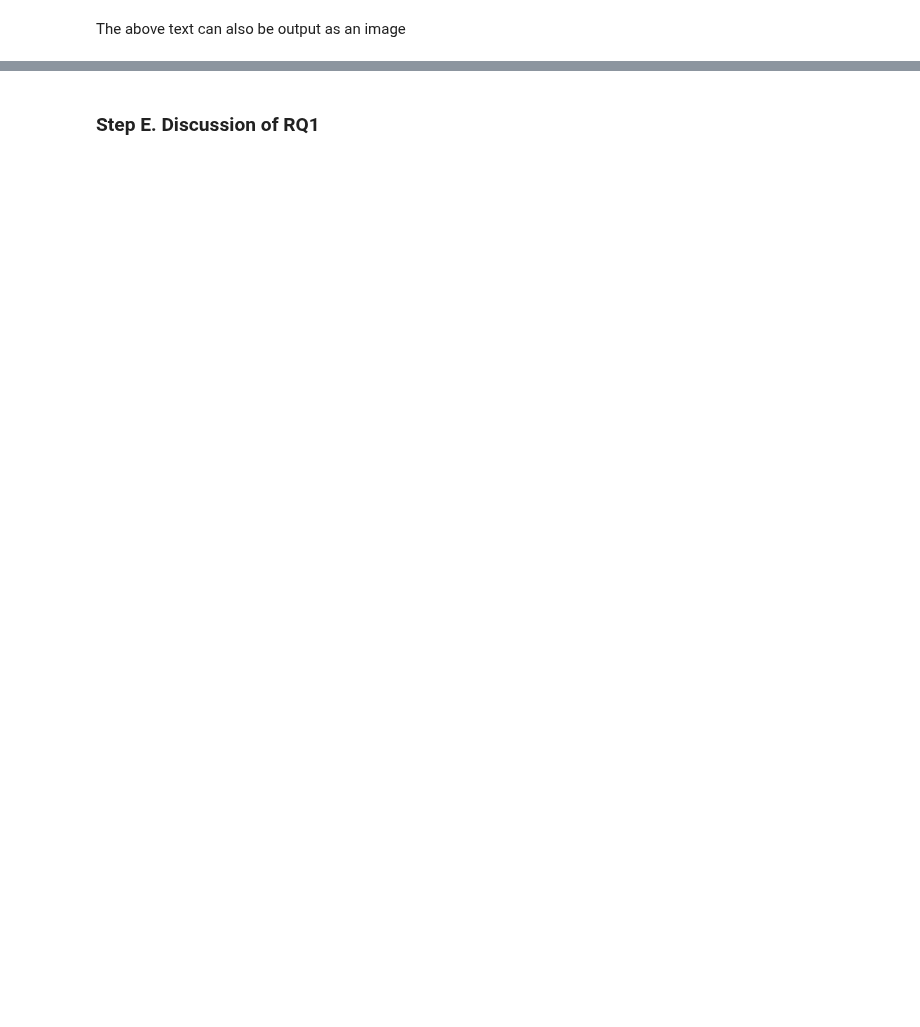
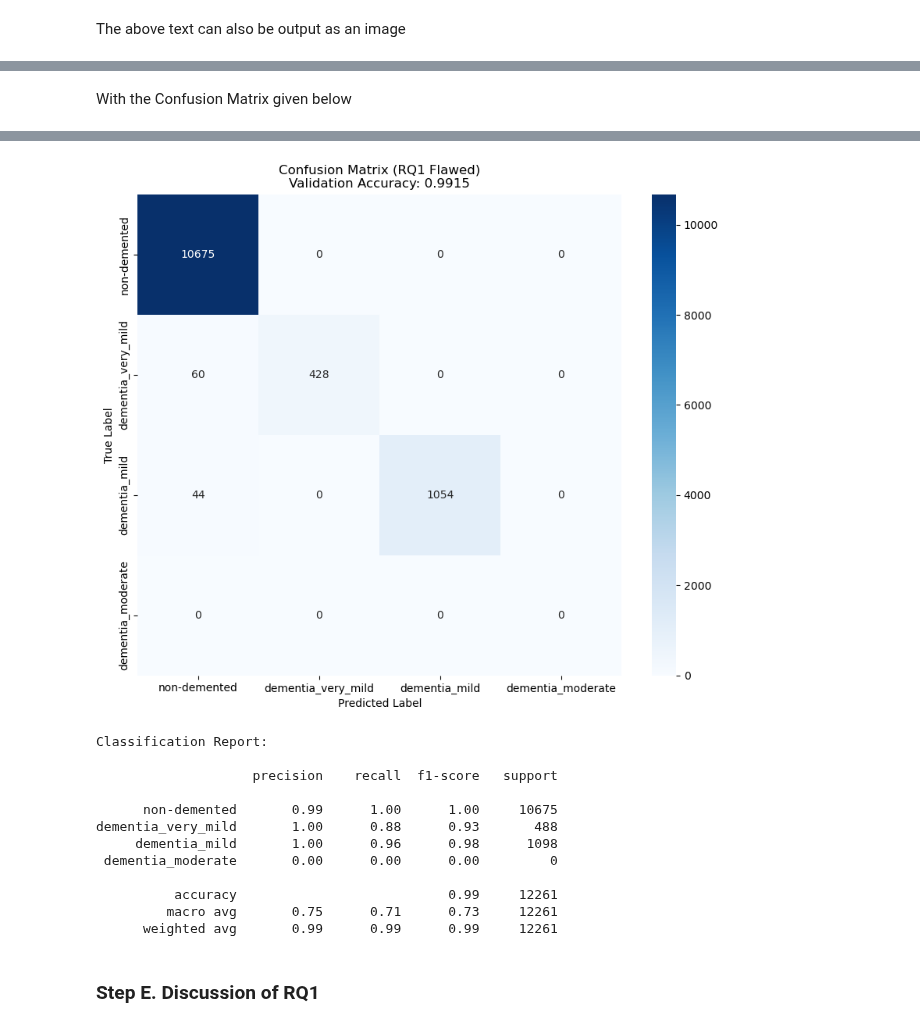
Before and after one commit to csning1998/biomedical-ml-oasis-data, a Jupyter notebook: 02_RQ1_Baseline.ipynb, the cells around one changed output, grey strips where cells are left out. Cells and saved outputs as stored; diff of their text form; code cells hidden in the pictures; blank space fills up the shorter version.

```diff
--- a/02_RQ1_Baseline.ipynb
+++ b/02_RQ1_Baseline.ipynb
@@ -433,0 +511,49 @@ plt.show()
+# %% [markdown]
+With the Confusion Matrix given below
+# %%
+from sklearn.metrics import confusion_matrix, classification_report
+
+# 1. Get Predictions
+print("Generating predictions for Validation Set...")
+y_pred_probs = model.predict(val_ds, verbose=1)
+y_pred = np.argmax(y_pred_probs, axis=1)
+
+# 2. Get True Labels
+y_true = []
+for images, labels in val_ds:
+    y_true.extend(labels.numpy())
+y_true = np.array(y_true)
+
+# 3. Define Class Names
+sorted_map = sorted(CLASS_MAP.items(), key=lambda item: item[1])
+class_names = [k for k, v in sorted_map]
+
+# 4. Calculate Confusion Matrix
+cm = confusion_matrix(y_true, y_pred, labels=[0, 1, 2, 3])
+
+# 5. Plot
+plt.figure(figsize=(10, 8))
+sns.heatmap(
+    cm,
+    annot=True,
+    fmt='d',
+    cmap='Blues',
+    xticklabels=class_names,
+    yticklabels=class_names
+)
+
+plt.xlabel('Predicted Label')
+plt.ylabel('True Label')
+plt.title(f'Confusion Matrix (RQ1 Flawed)\nValidation Accuracy: {np.mean(y_true == y_pred):.4f}')
+plt.show()
+
+# 6. Print Report
+print("\nClassification Report:\n")
+print(classification_report(
+    y_true,
+    y_pred,
+    target_names=class_names,
+    labels=[0, 1, 2, 3],
+    zero_division=0
+))
+# %% [output]
@@ -434,3 +562,16 @@ plt.show()
+[figure, added]
+Classification Report:
+
+                    precision    recall  f1-score   support
+
+      non-demented       0.99      1.00      1.00     10675
+dementia_very_mild       1.00      0.88      0.93       488
+     dementia_mild       1.00      0.96      0.98      1098
+ dementia_moderate       0.00      0.00      0.00         0
+
+          accuracy                           0.99     12261
+         macro avg       0.75      0.71      0.73     12261
+      weighted avg       0.99      0.99      0.99     12261
 # %% [markdown]
 ### Step E. Discussion of RQ1
 # %% [markdown]
```
Also changed, not shown: parts of 18 cells of this notebook, 2 other files.
